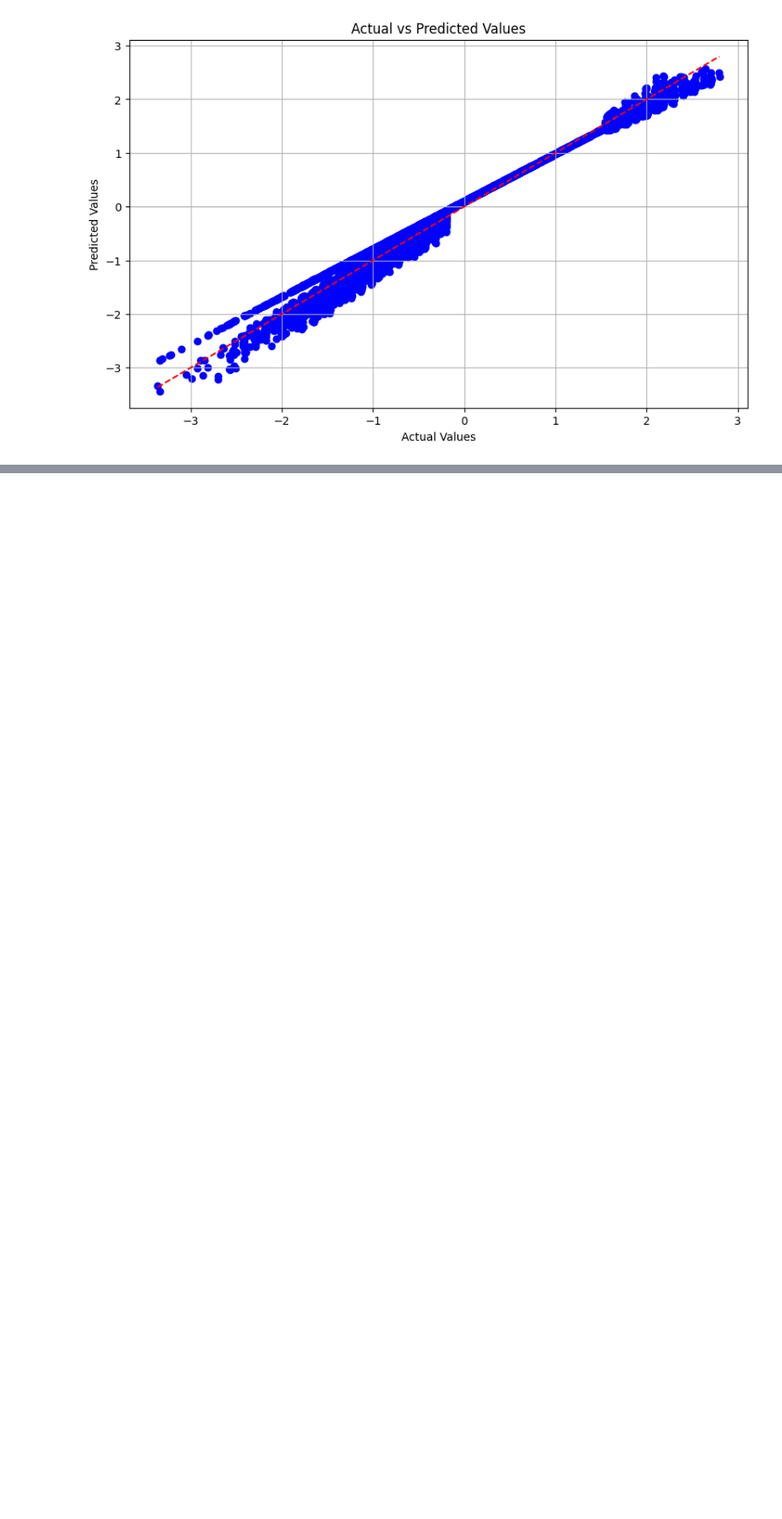
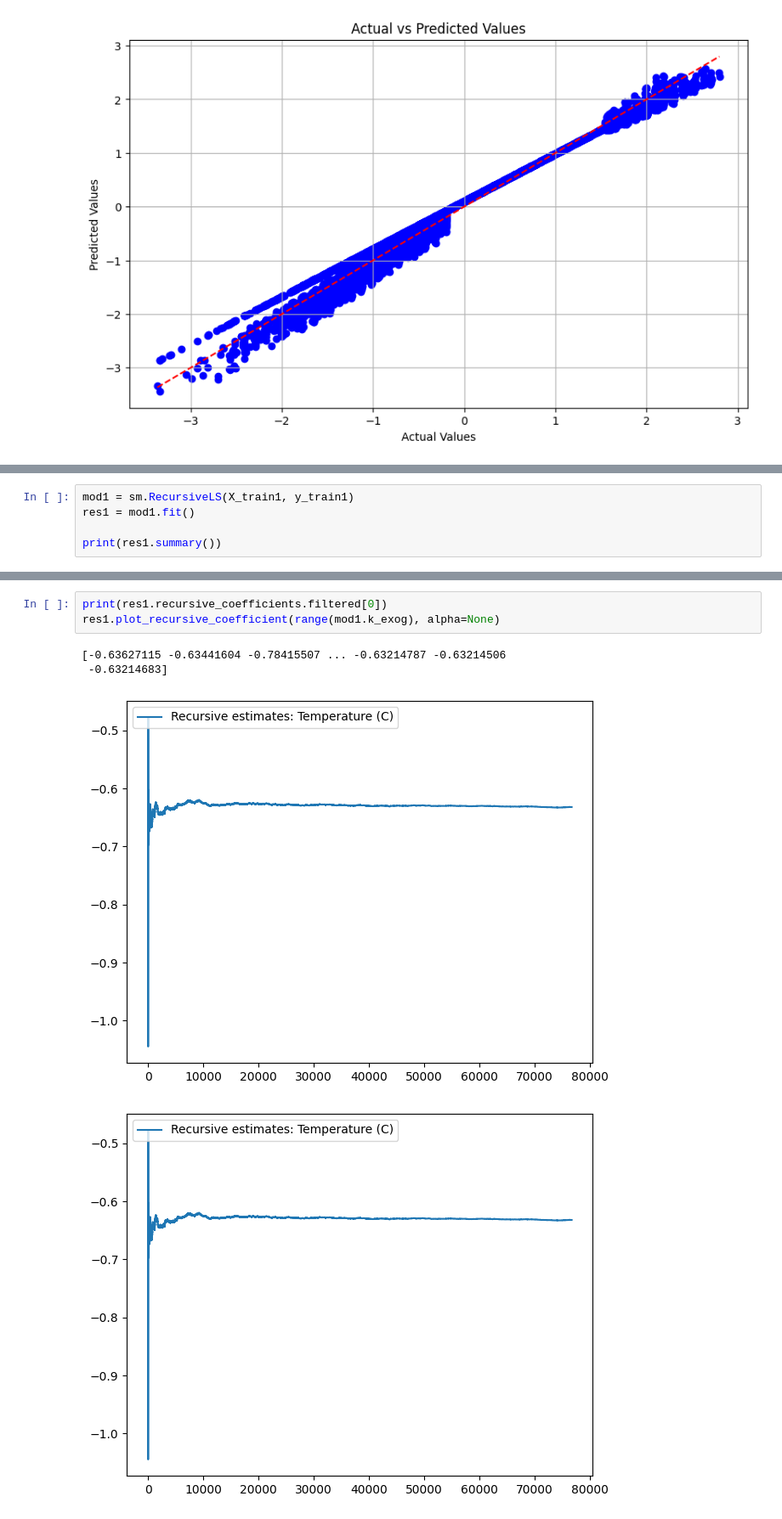
Before and after one commit to nazaninbondarian/MachineLearning2024, a Jupyter notebook: Chapter 1/Question 3/Q3.ipynb, the cells around one changed output, grey strips where cells are left out. Shown at 85% size. Saved outputs shown, nothing was run; the diff lists cells and outputs as text; blank space fills up the shorter version.

```diff
--- a/Chapter 1/Question 3/Q3.ipynb
+++ b/Chapter 1/Question 3/Q3.ipynb
@@ -350,0 +458,5 @@ plt.show()
+# %%
+mod1 = sm.RecursiveLS(X_train1, y_train1)
+res1 = mod1.fit()
+
+print(res1.summary())
@@ -350,0 +481,8 @@ plt.show()
+# %%
+print(res1.recursive_coefficients.filtered[0])
+res1.plot_recursive_coefficient(range(mod1.k_exog), alpha=None)
+# %% [output]
+[-0.63627115 -0.63441604 -0.78415507 ... -0.63214787 -0.63214506
+ -0.63214683]
+[figure, added]
+[figure, added]
```
Also changed, not shown: parts of 46 cells of this notebook.
